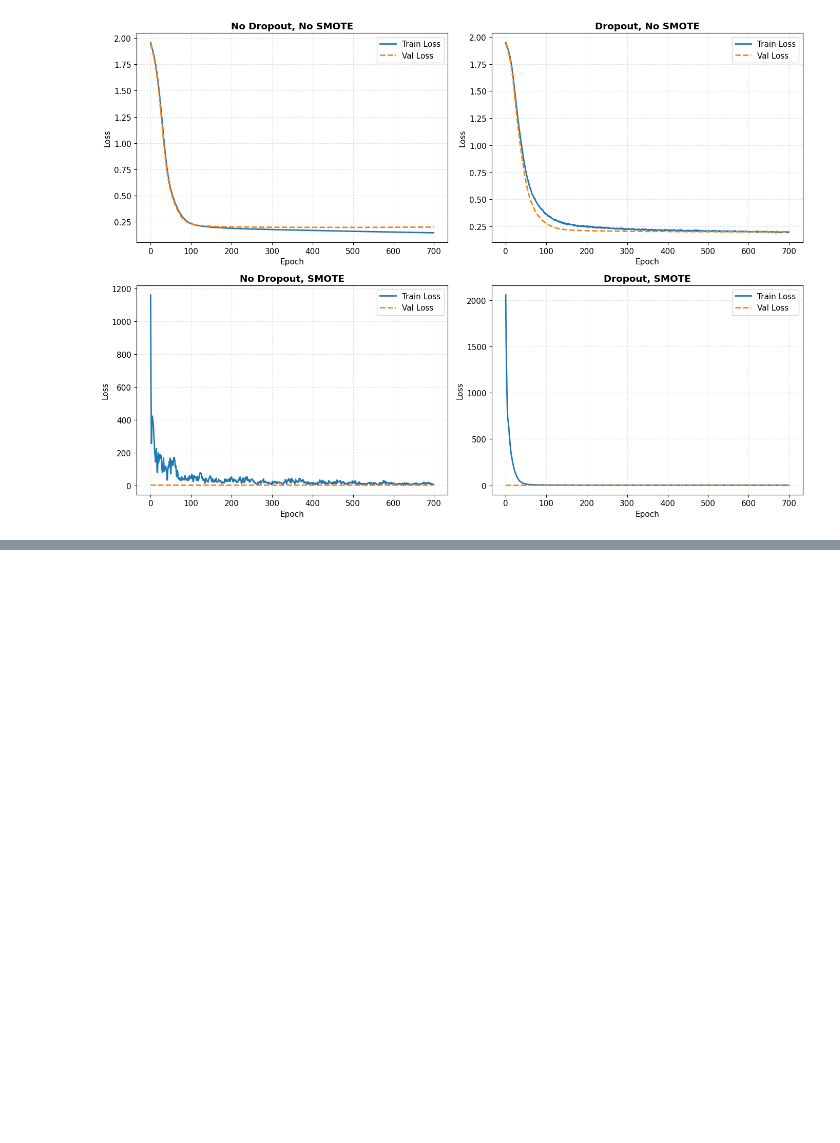
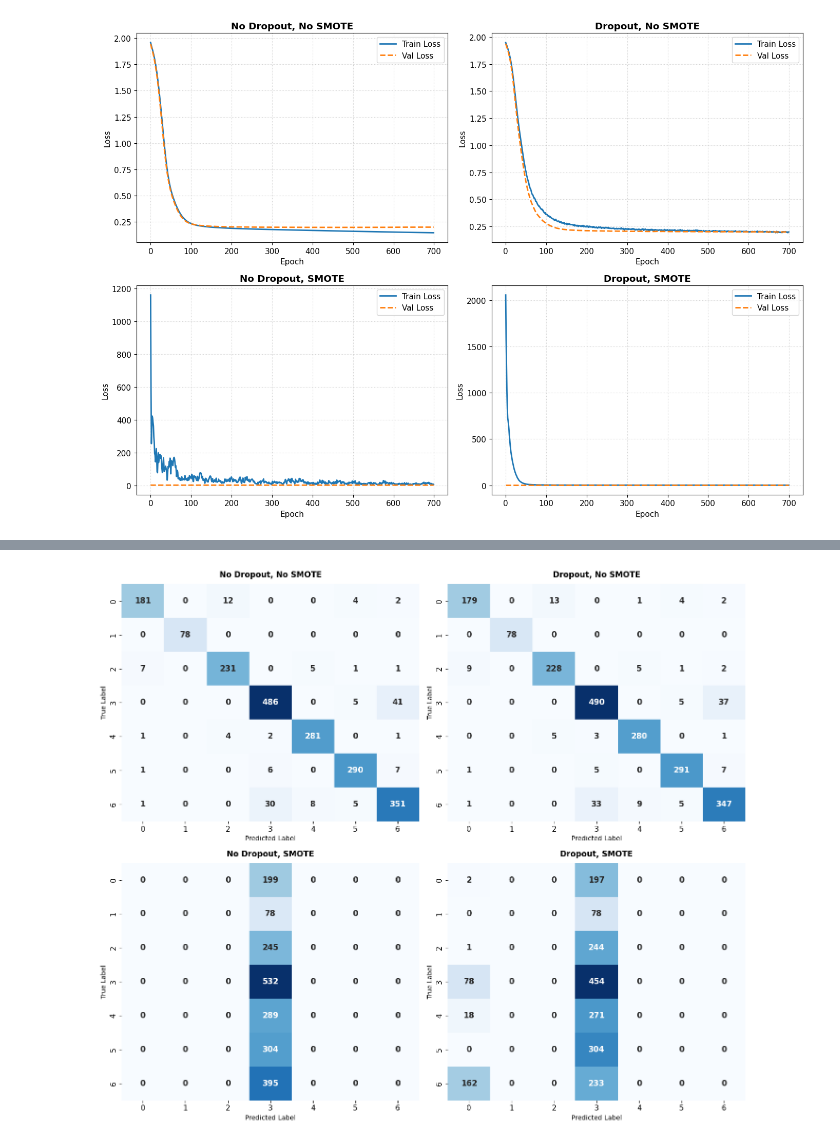
Before and after one commit to thuynguyenhuit/hocsau, a Jupyter notebook: Mô_hình_MLP_Dry_Bean.ipynb, the cells around one changed output, grey strips where cells are left out. Saved outputs shown, nothing was run; the diff lists cells and outputs as text; code cells hidden in the pictures; blank space fills up the shorter version.

```diff
--- a/Mô_hình_MLP_Dry_Bean.ipynb
+++ b/Mô_hình_MLP_Dry_Bean.ipynb
@@ -934,0 +935,70 @@ evaluate_model(
+# %%
+#Ma trận nhầm lẫn
+import matplotlib.pyplot as plt
+import numpy as np
+import seaborn as sns
+import torch
+from sklearn.metrics import confusion_matrix
+
+# ========================================================
+# 1. Cấu hình danh sách kịch bản và nhãn lớp
+# ========================================================
+scenarios = [
+    {"name": "No Dropout, No SMOTE", "model": model_no_dropout},
+    {"name": "Dropout, No SMOTE", "model": model_dropout},
+    {"name": "No Dropout, SMOTE", "model": model_no_dropout_smote},
+    {"name": "Dropout, SMOTE", "model": model_dropout_smote},
+]
+
+# Lấy danh sách các nhãn duy nhất từ tập dữ liệu thực tế để gán trục tọa độ
+class_labels = sorted(list(torch.unique(y_test_tensor).numpy()))
+
+# Khởi tạo khung hình vẽ tổng thể gồm 4 biểu đồ con (2 hàng x 2 cột)
+fig, axes = plt.subplots(2, 2, figsize=(14, 12))
+axes = axes.ravel()  # Làm phẳng ma trận trục để duyệt vòng lặp dễ dàng
+
+# ========================================================
+# 2. Vòng lặp tính toán và vẽ từng ma trận nhầm lẫn
+# ========================================================
+for i, sc in enumerate(scenarios):
+    model = sc["model"]
+    model.eval()  # Đưa mô hình về chế độ đánh giá (tắt Dropout)
+
+    with torch.no_grad():
+        # Dự đoán logits và lấy chỉ số lớp có xác suất cao nhất
+        outputs = model(X_test_tensor)
+        _, preds = torch.max(outputs, 1)
+
+    # Chuyển Tensor sang dạng mảng NumPy thô
+    y_true = y_test_tensor.cpu().numpy()
+    y_pred = preds.cpu().numpy()
+
+    # Tính toán ma trận nhầm lẫn từ scikit-learn
+    cm = confusion_matrix(y_true, y_pred)
+
+    # Sử dụng Seaborn Heatmap để trực quan hóa dữ liệu ma trận
+    # - annot=True: Hiển thị số lượng mẫu trực tiếp lên ô
+    # - fmt='d': Hiển thị định dạng số nguyên thuần túy
+    # - cmap='Blues': Sử dụng dải màu xanh dương (đậm dần theo số lượng)
+    sns.heatmap(
+        cm,
+        annot=True,
+        fmt="d",
+        cmap="Blues",
+        ax=axes[i],
+        xticklabels=class_labels,
+        yticklabels=class_labels,
+        cbar=False,  # Ẩn thanh thang đo màu để hình gọn gàng hơn
+        annot_kws={"size": 12, "weight": "bold"},
+    )
+
+    # Cấu hình tiêu đề và các nhãn trục cho từng đồ thị con
+    axes[i].set_title(sc["name"], fontsize=12, fontweight="bold", pad=10)
+    axes[i].set_xlabel("Predicted Label", fontsize=10)
+    axes[i].set_ylabel("True Label", fontsize=10)
+
+# Cân đối khoảng cách tổng thể để tránh hiện tượng chữ bị đè dính vào nhau
+plt.tight_layout()
+plt.show()
+# %% [output]
+[figure, added]
```
Also changed, not shown: parts of 15 cells of this notebook.
